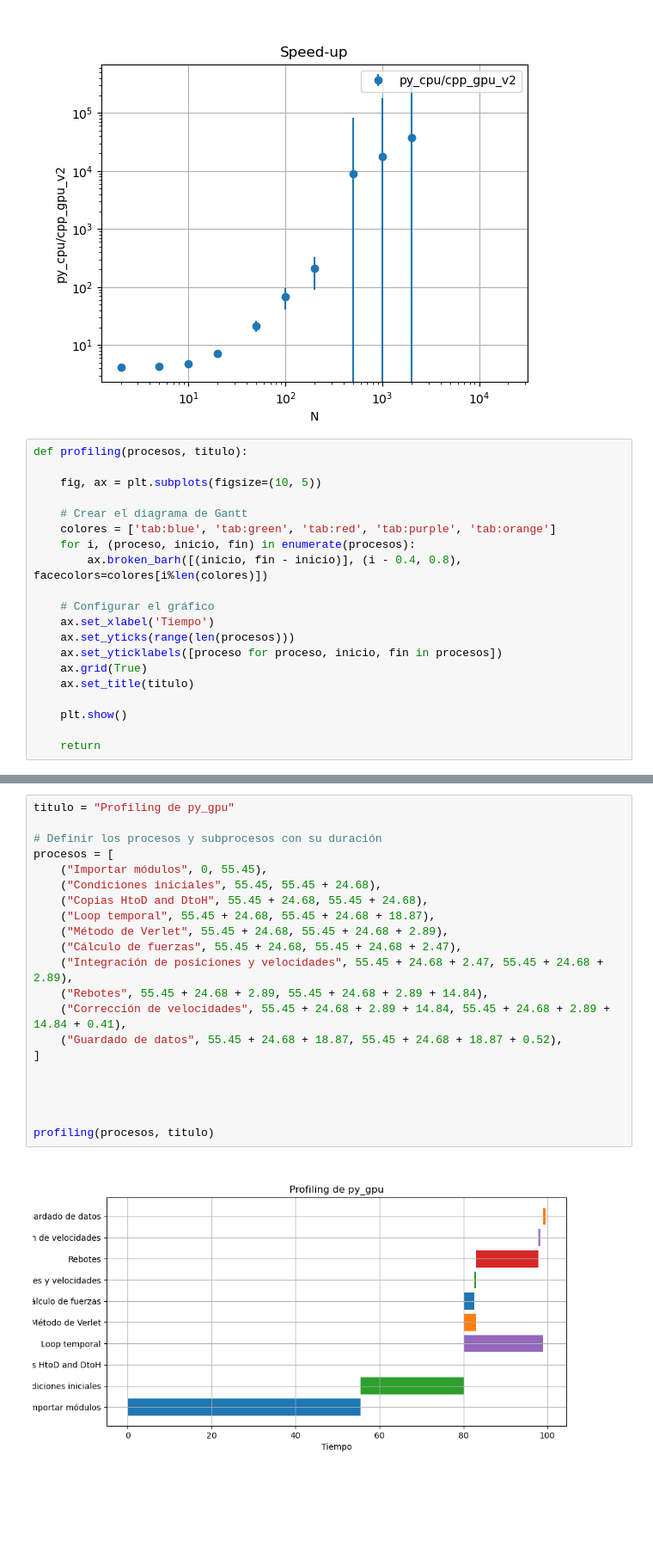
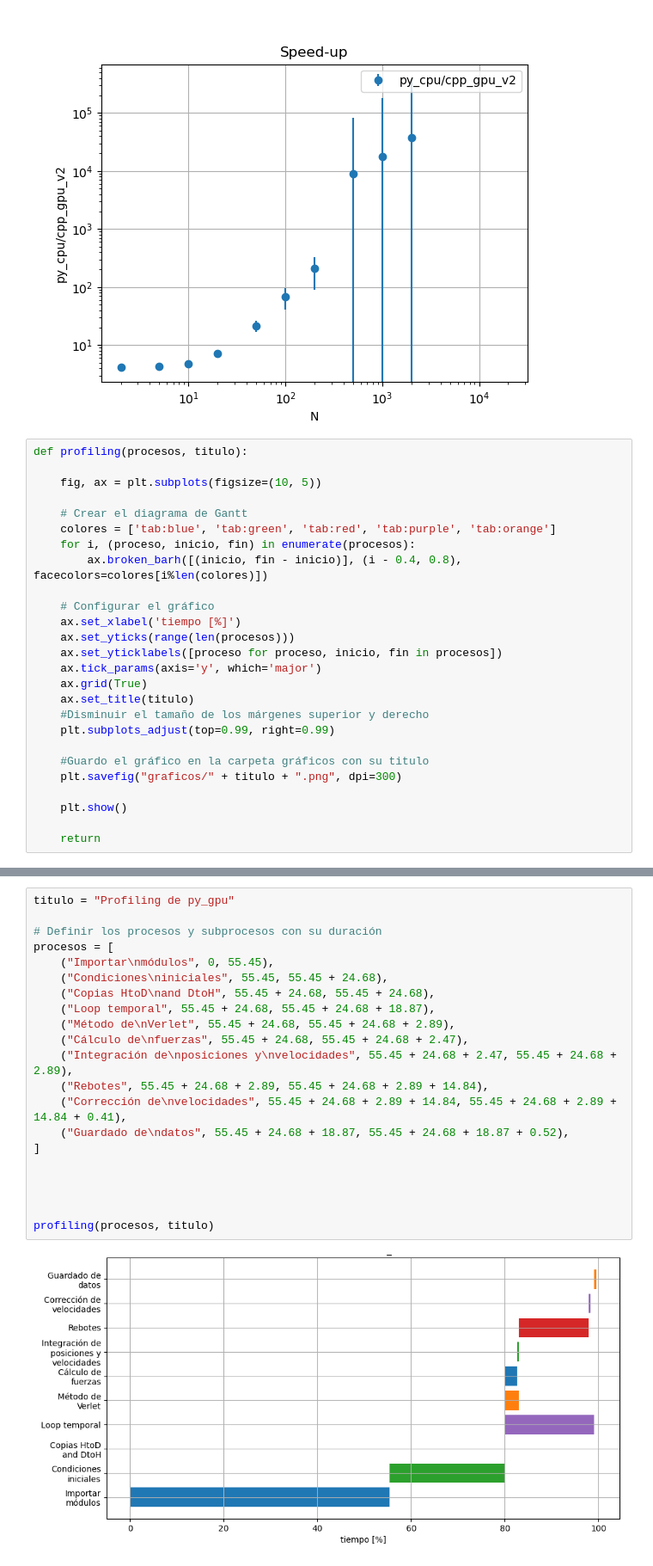
Before and after one commit to Lupama2/Maestria-Bunkin-equlibrio-en-avalancha, a Jupyter notebook: graficos_rendimiento.ipynb, the cells around one changed output, grey strips where cells are left out. Shown at 86% size. Drawn from its saved outputs; the diff is of its cells as text; blank space fills up the shorter version.

```diff
--- a/graficos_rendimiento.ipynb
+++ b/graficos_rendimiento.ipynb
@@ -128,11 +128,17 @@ def profiling(procesos, titulo):
         ax.broken_barh([(inicio, fin - inicio)], (i - 0.4, 0.8), facecolors=colores[i%len(colores)])
 
     # Configurar el gráfico
-    ax.set_xlabel('Tiempo')
+    ax.set_xlabel('tiempo [%]')
     ax.set_yticks(range(len(procesos)))
     ax.set_yticklabels([proceso for proceso, inicio, fin in procesos])
+    ax.tick_params(axis='y', which='major')
     ax.grid(True)
     ax.set_title(titulo)
+    #Disminuir el tamaño de los márgenes superior y derecho
+    plt.subplots_adjust(top=0.99, right=0.99)
+
+    #Guardo el gráfico en la carpeta gráficos con su titulo
+    plt.savefig("graficos/" + titulo + ".png", dpi=300)
 
     plt.show()
 
@@ -160,26 +166,26 @@ profiling(procesos, titulo)
 # %%
 titulo = "Profiling de py_gpu"
 
 # Definir los procesos y subprocesos con su duración
 procesos = [
-    ("Importar módulos", 0, 55.45),
-    ("Condiciones iniciales", 55.45, 55.45 + 24.68),
-    ("Copias HtoD and DtoH", 55.45 + 24.68, 55.45 + 24.68),
+    ("Importar\nmódulos", 0, 55.45),
+    ("Condiciones\niniciales", 55.45, 55.45 + 24.68),
+    ("Copias HtoD\nand DtoH", 55.45 + 24.68, 55.45 + 24.68),
     ("Loop temporal", 55.45 + 24.68, 55.45 + 24.68 + 18.87),
-    ("Método de Verlet", 55.45 + 24.68, 55.45 + 24.68 + 2.89),
-    ("Cálculo de fuerzas", 55.45 + 24.68, 55.45 + 24.68 + 2.47),
-    ("Integración de posiciones y velocidades", 55.45 + 24.68 + 2.47, 55.45 + 24.68 + 2.89),
+    ("Método de\nVerlet", 55.45 + 24.68, 55.45 + 24.68 + 2.89),
+    ("Cálculo de\nfuerzas", 55.45 + 24.68, 55.45 + 24.68 + 2.47),
+    ("Integración de\nposiciones y\nvelocidades", 55.45 + 24.68 + 2.47, 55.45 + 24.68 + 2.89),
     ("Rebotes", 55.45 + 24.68 + 2.89, 55.45 + 24.68 + 2.89 + 14.84),
-    ("Corrección de velocidades", 55.45 + 24.68 + 2.89 + 14.84, 55.45 + 24.68 + 2.89 + 14.84 + 0.41),
-    ("Guardado de datos", 55.45 + 24.68 + 18.87, 55.45 + 24.68 + 18.87 + 0.52),
+    ("Corrección de\nvelocidades", 55.45 + 24.68 + 2.89 + 14.84, 55.45 + 24.68 + 2.89 + 14.84 + 0.41),
+    ("Guardado de\ndatos", 55.45 + 24.68 + 18.87, 55.45 + 24.68 + 18.87 + 0.52),
 ]
 
 
 
 
 profiling(procesos, titulo)
 # %% [output]
-[figure, old version]
+[figure, new version]
 # %%
 titulo = "Profiling de cpp_cpu"
 procesos = [
```
Also changed, not shown: parts of 6 cells of this notebook, 5 other files.
